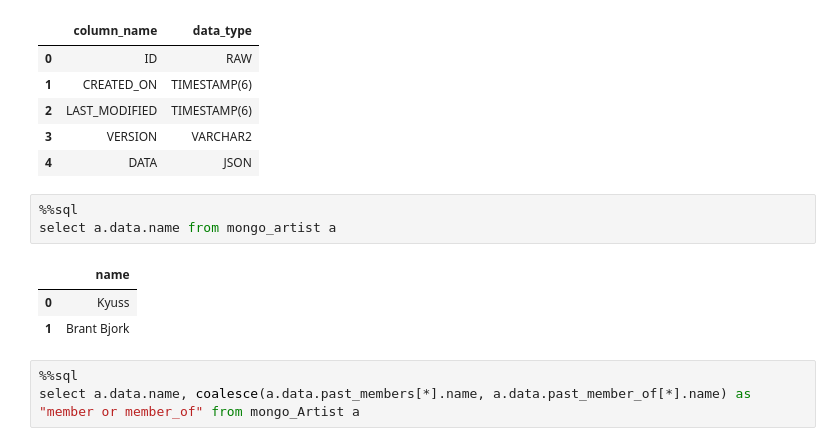
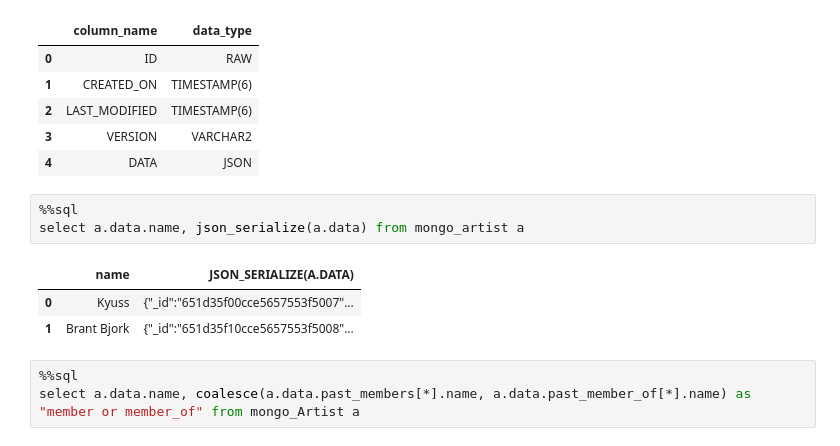
Before and after one commit to ludovicocaldara/wikipedia-musical-artists, a Jupyter notebook: source/test.ipynb, the cells around one changed output. Saved outputs shown, nothing was run; the diff lists cells and outputs as text.

```diff
--- a/source/test.ipynb
+++ b/source/test.ipynb
@@ -141,11 +148,11 @@ select column_name, data_type from user_tab_columns where table_name='MONGO_ARTI
 | 4 | DATA | JSON |
 # %%
 %%sql
-select a.data.name from mongo_artist a
+select a.data.name, json_serialize(a.data) from mongo_artist a
 # %% [output]
-|  | name |
-| 0 | Kyuss |
-| 1 | Brant Bjork |
+|  | name | JSON_SERIALIZE(A.DATA) |
+| 0 | Kyuss | {"_id":"651d35f00cce5657553f5007"... |
+| 1 | Brant Bjork | {"_id":"651d35f10cce5657553f5008"... |
 # %%
 %%sql
 select a.data.name, coalesce(a.data.past_members[*].name, a.data.past_member_of[*].name) as "member or member_of" from mongo_Artist a
```
Also changed, not shown: parts of 27 cells of this notebook, 3 other files.
